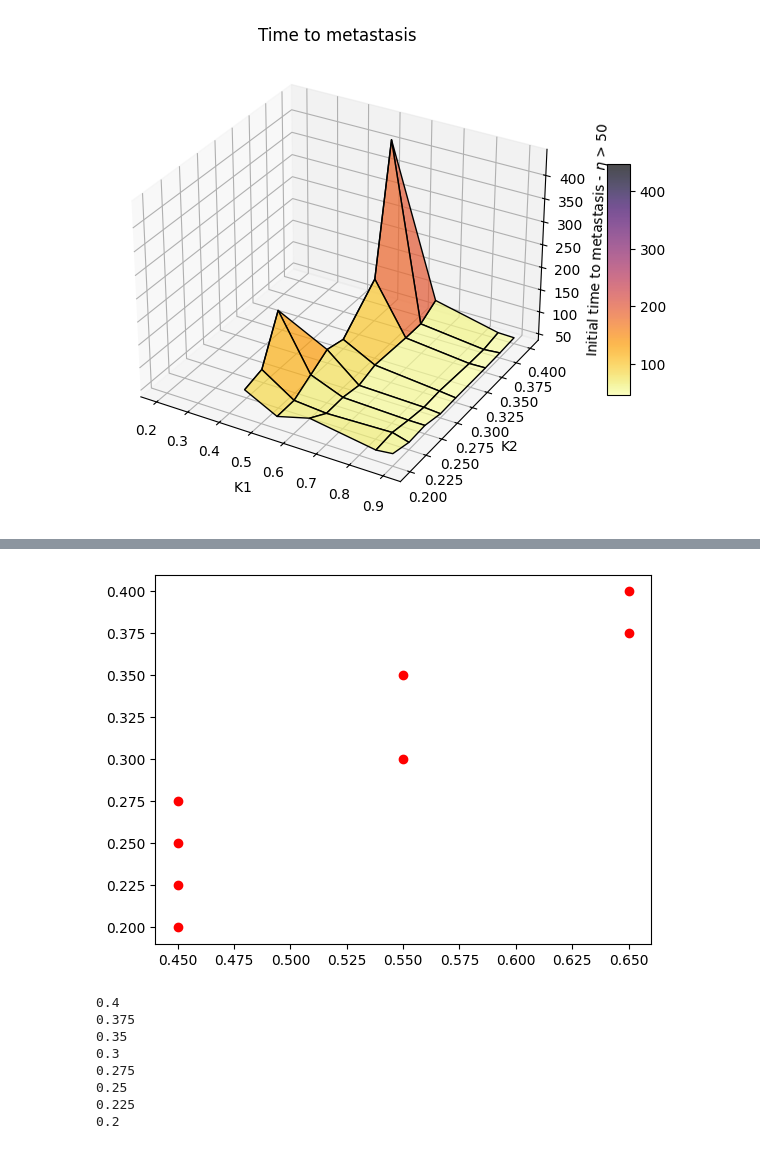
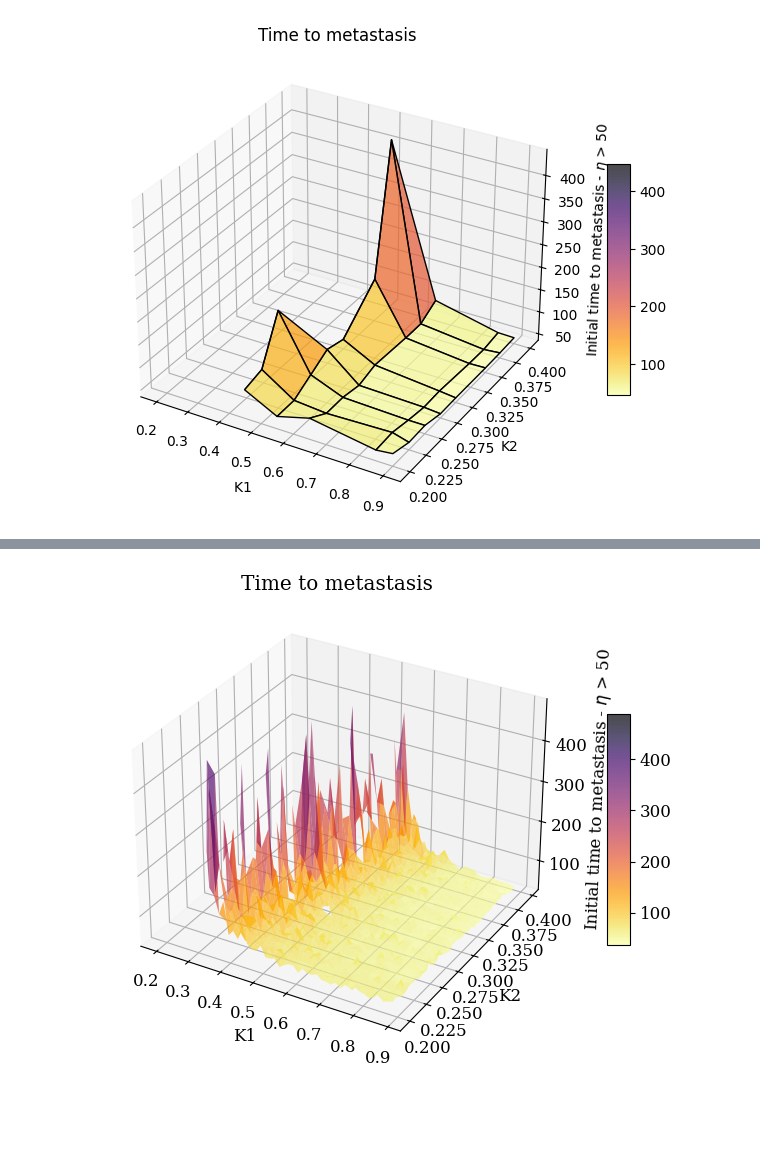
Before and after one commit to shreyaraghavendra/css_group_6, a Jupyter notebook: cluster_analysis.ipynb, the cells around one changed output, grey strips where cells are left out. Cells and saved outputs as stored; diff of their text form; code cells hidden in the pictures; blank space fills up the shorter version.

```diff
--- a/cluster_analysis.ipynb
+++ b/cluster_analysis.ipynb
@@ -689,31 +591,25 @@ Pairs where clusters go above 50: [(0.65, 0.4), (0.65, 0.375), (0.55, 0.35), (0.
-# %%
-#plot the pairs in pairs_above_50
-for pair in pairs_above_50:
-    plt.plot(pair[0], pair[1], color='red', marker='o', linestyle='solid')
-# %% [output]
-[figure, removed]
-# %%
-
-# K2_values = [0.2, 0.4]
-
-# step = 0.1
-# current_value = K2_values[1]
-
-# while current_value >= K2_values[0]:
-#     print(current_value)
-#     current_value -= step
-
-
-K2_values = [0.2, 0.225, 0.25, 0.275, 0.3, 0.35, 0.375, 0.4]
-
-for current_value in reversed(K2_values):
-    print(current_value)
-# %% [output]
-0.4
-0.375
-0.35
-0.3
-0.275
-0.25
-0.225
-0.2
+# %%
+K1_array, K2_array = np.meshgrid(K1_values, K2_values)
+fig = plt.figure(figsize=(10, 6))
+ax = fig.add_subplot(111, projection='3d')
+
+time_array = np.array(data)
+
+# Plot surface
+# surf = ax.plot_surface(K1_array, K2_array, time_array, cmap='inferno_r', edgecolor='k', alpha=0.7)
+
+
+surf = ax.plot_surface(K1_array, K2_array, time_array, cmap='inferno_r', alpha=0.7)
+
+# Add labels and title
+ax.set_xlabel('K1')
+ax.set_ylabel('K2')
+ax.set_zlabel(r'Initial time to metastasis - $\eta$ > 50', rotation=90)
+ax.set_title('Time to metastasis')
+
+# Add colorbar
+fig.colorbar(surf, ax=ax, shrink=0.5, aspect=10)
+
+plt.show()
+# %% [output]
+[figure, added]
```
Also changed, not shown: parts of 14 cells of this notebook, 1 other file.
